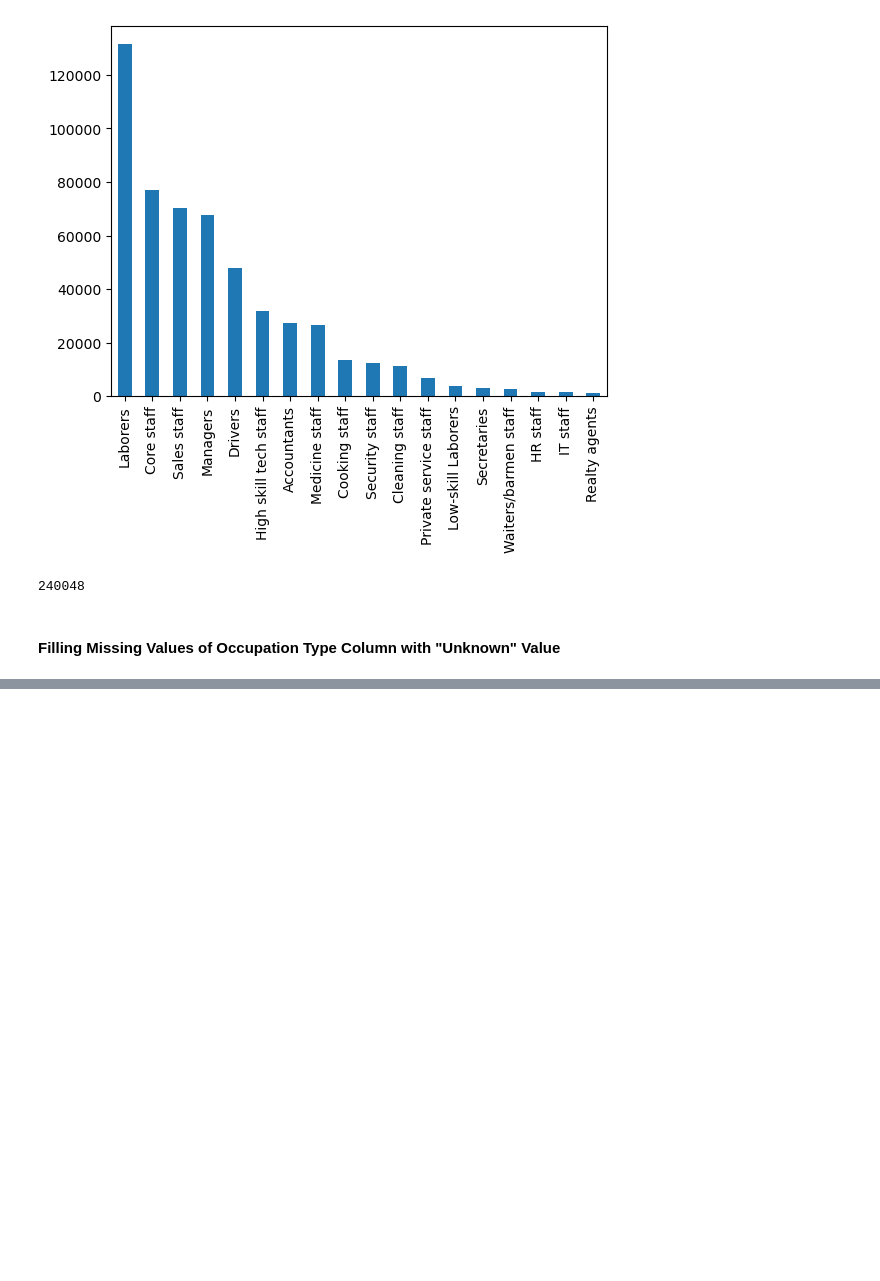
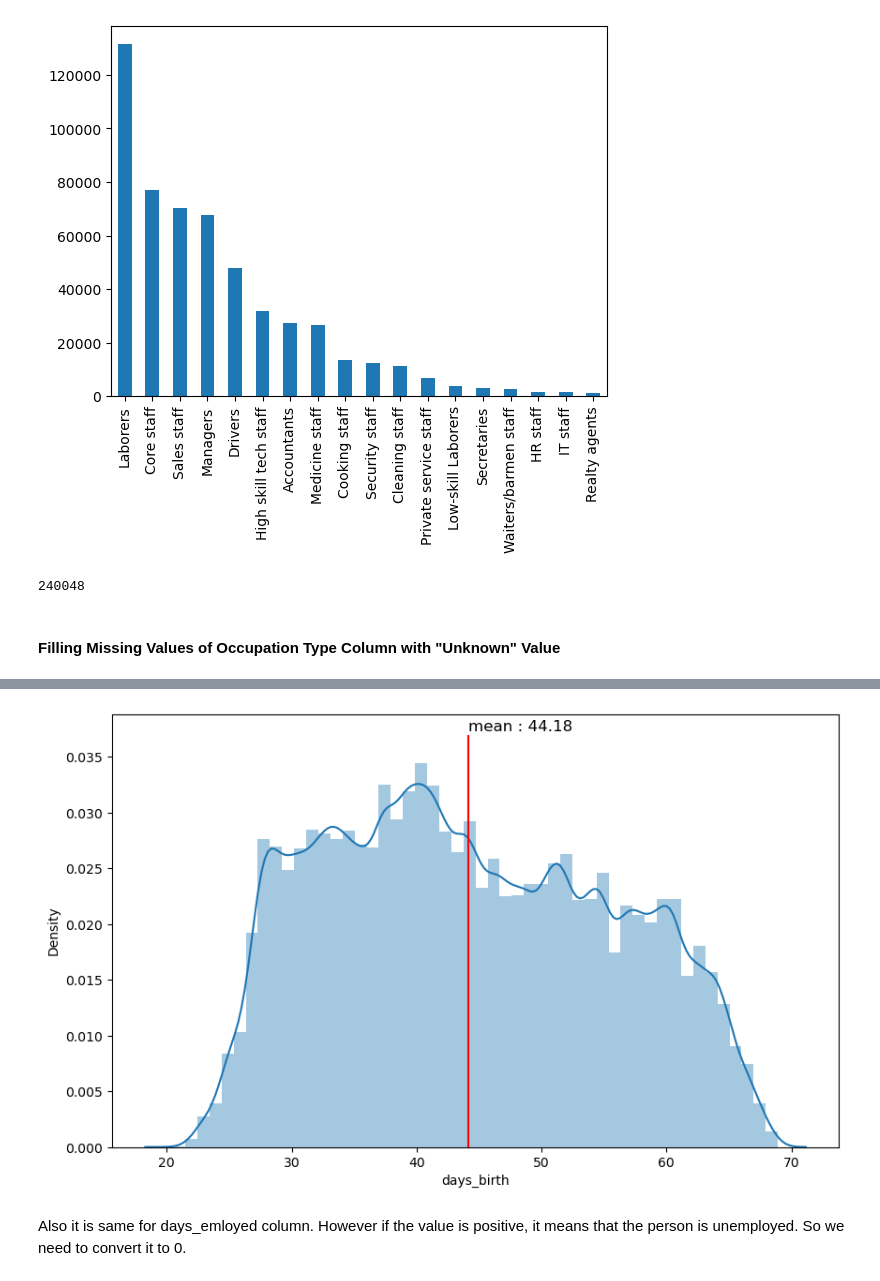
Before and after one commit to hasantahabagci/Credit-Card-Approval-Prediction, a Jupyter notebook: exploration.ipynb, the cells around one changed output, grey strips where cells are left out. Cells and saved outputs as stored; diff of their text form; code cells hidden in the pictures; blank space fills up the shorter version.

Commit message:
New data process and plotting modules implemented.

```diff
--- a/exploration.ipynb
+++ b/exploration.ipynb
@@ -272,0 +326,2 @@ df["occupation_type"].fillna("Unknown", inplace=True)
+# %%
+df.occupation_type = labelEncoding(df, "occupation_type")
@@ -272,0 +367,2 @@ df["occupation_type"].fillna("Unknown", inplace=True)
+# %%
+df["days_birth"] = round(abs(df["days_birth"]) / 365, 2)
@@ -272,0 +381,6 @@ df["occupation_type"].fillna("Unknown", inplace=True)
+# %%
+plotdist(df, "days_birth", mx=0.037)
+# %% [output]
+[figure, added]
+# %% [markdown]
+Also it is same for days_emloyed column. However if the value is positive, it means that the person is unemployed. So we need to convert it to 0.
```
Also changed, not shown: parts of 53 cells of this notebook.
